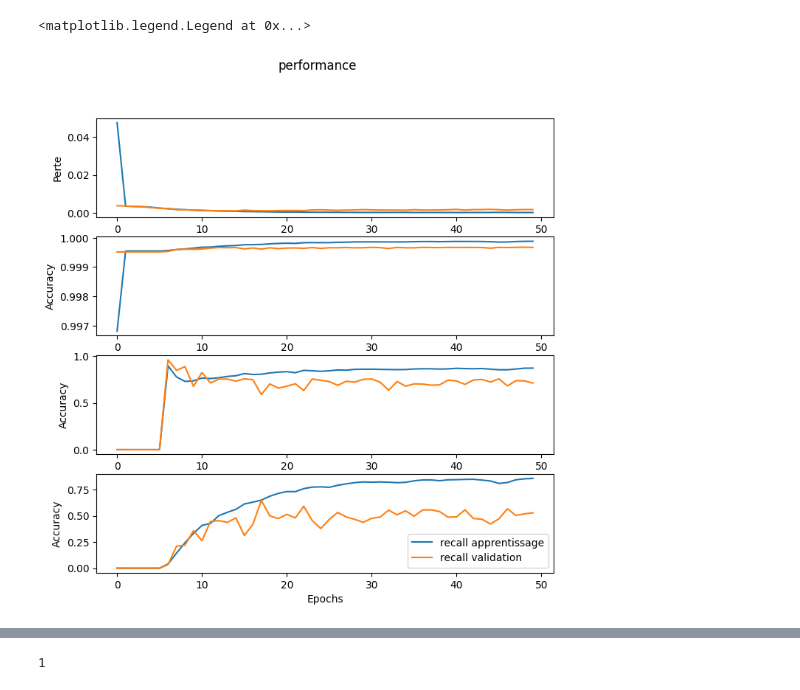
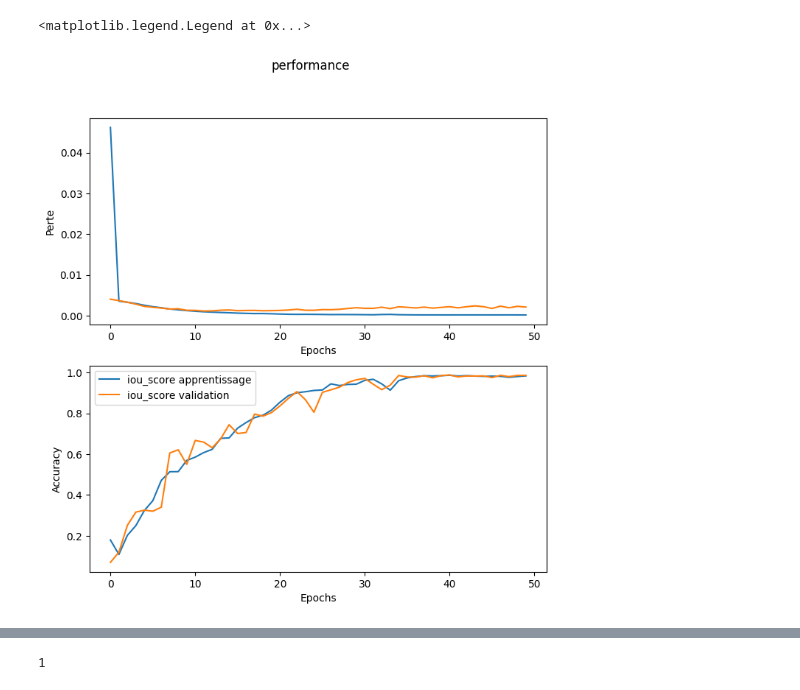
Before and after one commit to marnissiahmed/lung-cancer-AI-base-web-solution, a Jupyter notebook: models/deeplabv3.ipynb, the cells around one changed output, grey strips where cells are left out. Cells and saved outputs as stored; diff of their text form; code cells hidden in the pictures.

```diff
--- a/models/deeplabv3.ipynb
+++ b/models/deeplabv3.ipynb
@@ -29,7 +29,7 @@ def deeplabv3(input_size):
     y_pool = AveragePooling2D((conv5.shape[1], conv5.shape[2]))(conv5)
     y_pool = Conv2D(256, 1, padding='same',activation="relu")(y_pool)
     y_pool = UpSampling2D((conv5.shape[1], conv5.shape[2]))(y_pool)
-    y_1 = Conv2D(256, 3, dilation_rate=1, padding='same', activation="relu")(conv5)
+    y_1 = Conv2D(256, 1, dilation_rate=1, padding='same', activation="relu")(conv5)
     y_2 = Conv2D(256, 3, dilation_rate=6, padding='same', activation="relu")(conv5)
     y_3 = Conv2D(256, 3, dilation_rate=12, padding='same', activation="relu")(conv5)
     y_4 = Conv2D(256, 3, dilation_rate=18, padding='same', activation="relu")(conv5)
@@ -40,7 +40,10 @@ def deeplabv3(input_size):
     out = Concatenate()([x_a,x_b])
     out = Conv2D(256,3,  padding='same',activation="relu")(out)
     out = Conv2D(256,3,  padding='same',activation="relu")(out)
-    out = UpSampling2D((4, 4))(out)
+    out = UpSampling2D((2, 2))(out)
+    out = Concatenate()([out,conv2])
+    out =  out = Conv2D(256,3,  padding='same',activation="relu")(out)
+    out = UpSampling2D((2, 2))(out)
     out_layer = Conv2D(1,1,  padding='same',activation="sigmoid")(out)
     model = tf.keras.Model(input_scan,out_layer,name='deeplabv3')
     return model
@@ -83,5 +94,6 @@ Y = np.concatenate((Y1,Y0),axis=0)
 # %%
 X = X/255
+Y = Y/255
 # %%
 Xtrain,Xtest,Ytrain,Ytest = train_test_split(X,Y,test_size =0.20,random_state=48)
 # %%
@@ -91,8 +101,17 @@ Y1 =0
 Y0=0
 X=0
 Y=0
+# %%
+from tensorflow.keras.layers import Flatten
+def iou_score(y_true, y_pred):
+    intersection = 0
+    y_true_f = Flatten()(y_true)
+    y_pred_f = Flatten()(y_pred)
+    intersection =  (2.*(y_true_f * y_pred_f) + tf.keras.backend.epsilon())
+    union = (y_true_f + y_pred_f + tf.keras.backend.epsilon())
+    return (intersection/union)
 # %%
-model.compile(optimizer = Adam(learning_rate=0.0001),loss = "BinaryCrossentropy",metrics=["accuracy",Precision(name="percision"),Recall(name="recall")])
+model.compile(optimizer = Adam(learning_rate=0.0001),loss = "BinaryCrossentropy",metrics=[iou_score])
 # %%
 hist = model.fit(Xtrain,Ytrain,epochs=50,batch_size=8,validation_data=(Xtest,Ytest))
 # %% [output]
@@ -116,31 +135,22 @@ Epoch 50/50
 # %%
 plt.figure(1, figsize=(8, 8))
 plt.suptitle("performance")
-plt.subplot(4, 1, 1)
+plt.subplot(2, 1, 1)
 plt.plot(np.arange(0, 50), hist.history["loss"], label="Perte apprentissage")
 plt.plot(np.arange(0, 50), hist.history["val_loss"], label="Perte validation")
 plt.xlabel("Epochs")
 plt.ylabel("Perte")
-plt.subplot(4, 1, 2)
-plt.plot(np.arange(0, 50), hist.history["accuracy"], label="Accuracy apprentissage")
-plt.plot(np.arange(0, 50), hist.history["val_accuracy"], label="Accuracy validation")
-plt.xlabel("Epochs")
-plt.ylabel("Accuracy")
-plt.subplot(4, 1, 3)
-plt.plot(np.arange(0, 50), hist.history["percision"], label="percision apprentissage")
-plt.plot(np.arange(0, 50), hist.history["val_percision"], label="percision validation")
-plt.xlabel("Epochs")
-plt.ylabel("Accuracy")
-plt.subplot(4, 1, 4)
-plt.plot(np.arange(0, 50), hist.history["recall"], label="recall apprentissage")
-plt.plot(np.arange(0, 50), hist.history["val_recall"], label="recall validation")
+plt.subplot(2, 1, 2)
+plt.plot(np.arange(0, 50), hist.history["iou_score"], label="iou_score apprentissage")
+plt.plot(np.arange(0, 50), hist.history["val_iou_score"], label="iou_score validation")
 plt.xlabel("Epochs")
 plt.ylabel("Accuracy")
 
+
 plt.legend()
 # %% [output]
 <matplotlib.legend.Legend at 0x...>
-[figure, old version]
+[figure, new version]
 # %%
 model.evaluate(Xtest,Ytest,batch_size=8)
 # %% [output]
```
Also changed, not shown: parts of 16 cells of this notebook, 12 other files.
